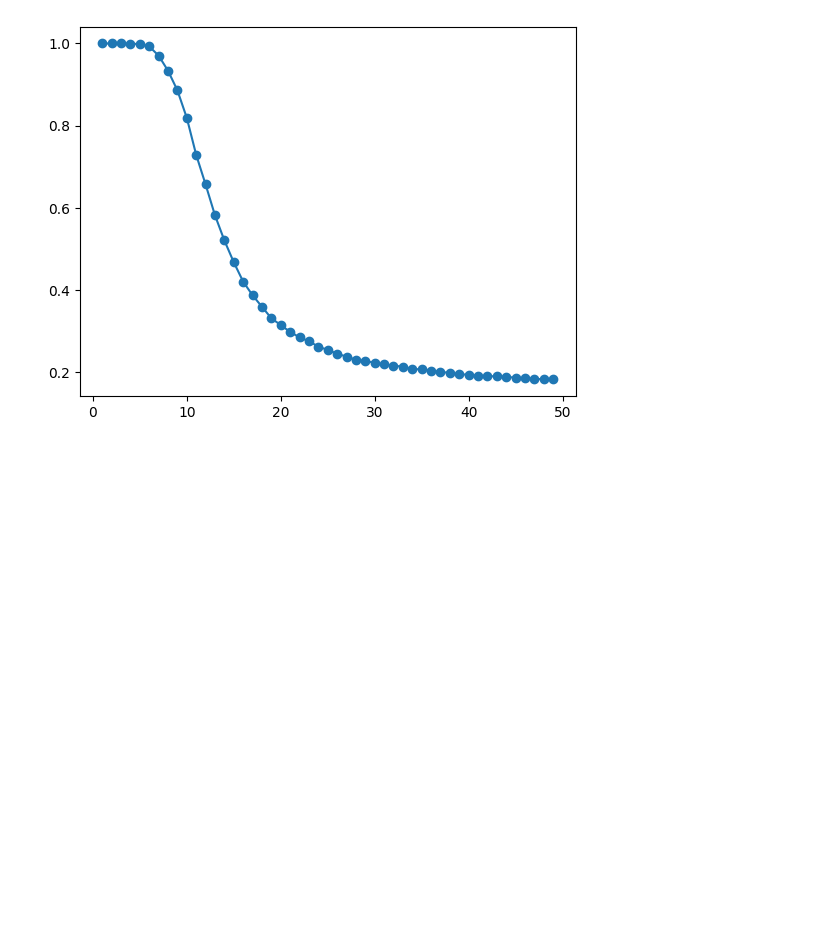
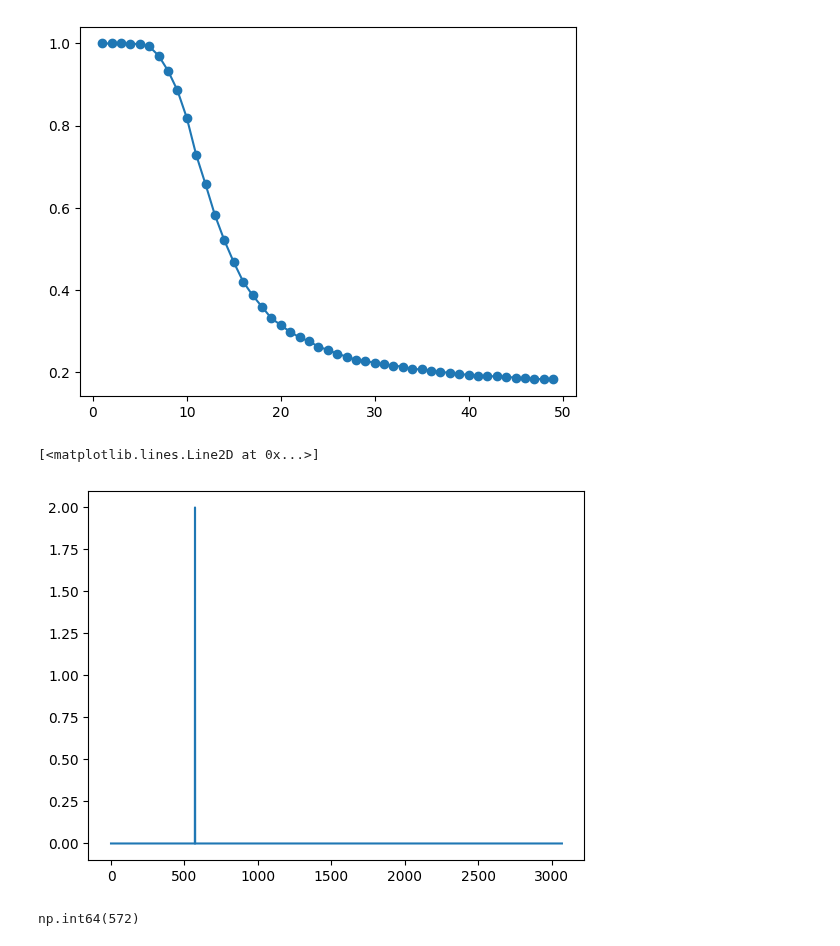
Before and after one commit to H-IAAC/WorldMachine, a Jupyter notebook: dev/toy1d_experiments/configutation_test.ipynb, the cells around one changed output. Cells and saved outputs as stored; diff of their text form; code cells hidden in the pictures; blank space fills up the shorter version.

```diff
--- a/dev/toy1d_experiments/configutation_test.ipynb
+++ b/dev/toy1d_experiments/configutation_test.ipynb
@@ -127,3 +126,12 @@ plt.plot(patience, diverge.sum(axis=1)/optimizer_loss_val.shape[0], "o-")
 # %% [output]
 [<matplotlib.lines.Line2D at 0x...>]
 [figure]
+# %%
+plt.plot(np.isnan(optimizer_loss_val).sum(axis=1))
+# %% [output]
+[<matplotlib.lines.Line2D at 0x...>]
+[figure, added]
+# %%
+np.argmax(np.isnan(optimizer_loss_val).sum(axis=1))
+# %% [output]
+np.int64(572)
```
Also changed, not shown: parts of 52 cells of this notebook, 3 other files.
